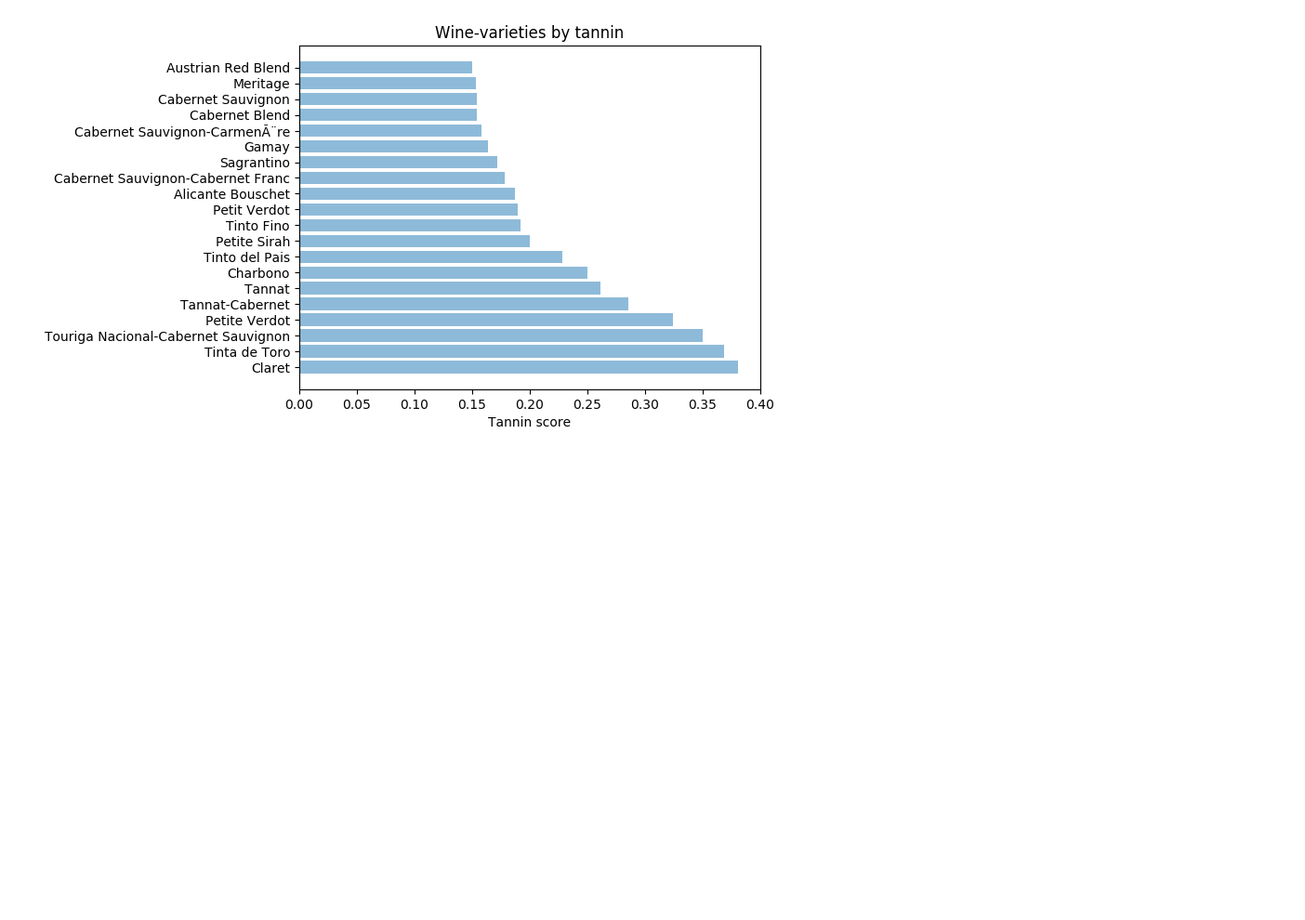
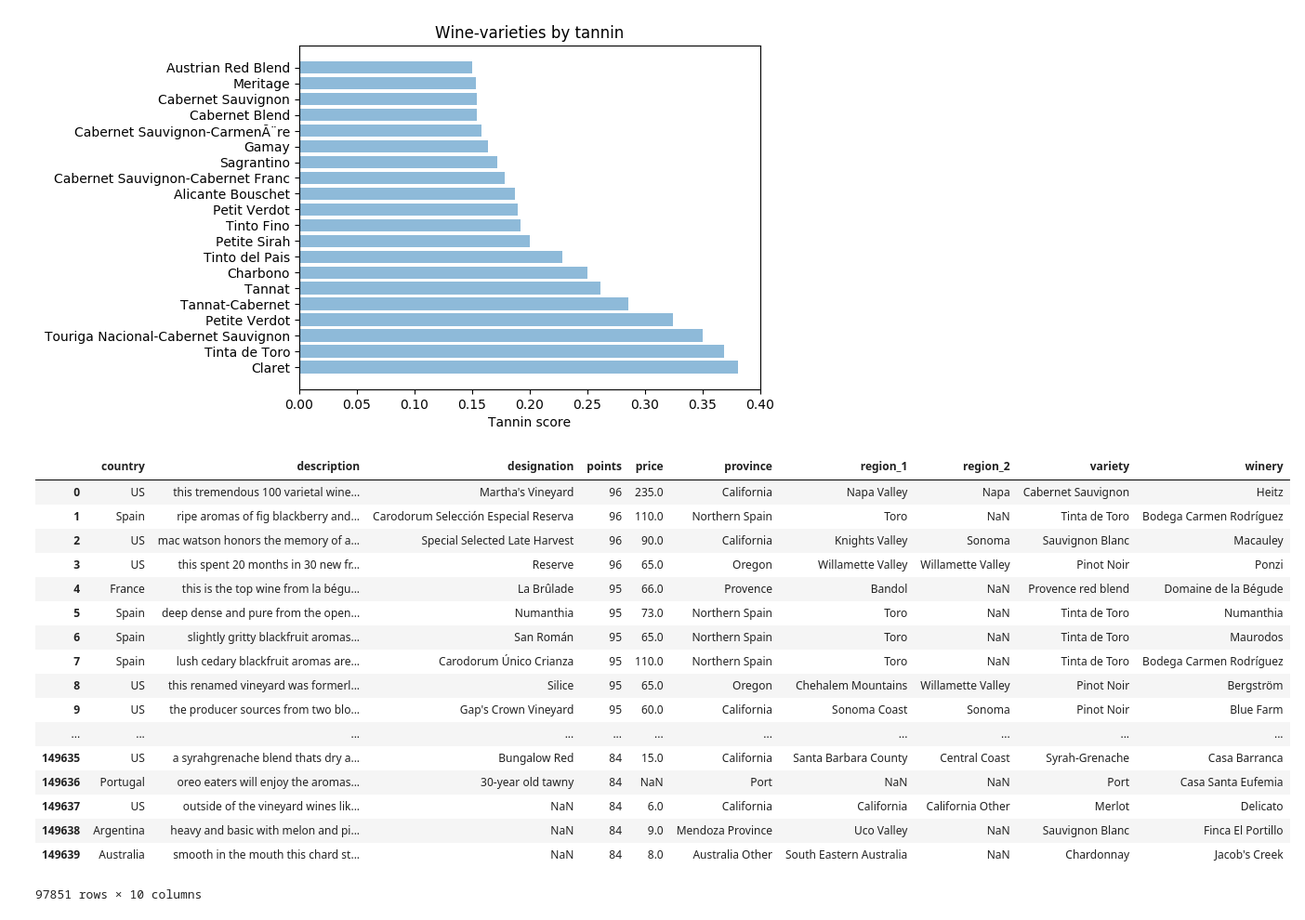
Before and after one commit to pavlafuxova/TFM, a Jupyter notebook: ranking_varieties.ipynb, the cells around one changed output. Shown: that part at 93% size. Drawn from its saved outputs; the diff is of its cells as text; code cells hidden in the pictures; blank space fills up the shorter version.

```diff
--- a/ranking_varieties.ipynb
+++ b/ranking_varieties.ipynb
@@ -268,3 +268,24 @@ plt.title('Wine-varieties by tannin')
 plt.show()
 # %% [output]
 [figure]
+# %%
+wine
+# %% [output]
+|  | country | description | designation | points | price | province | region_1 | region_2 | variety | winery |
+| 0 | US | this tremendous 100 varietal wine... | Martha's Vineyard | 96 | 235.0 | California | Napa Valley | Napa | Cabernet Sauvignon | Heitz |
+| 1 | Spain | ripe aromas of fig blackberry and... | Carodorum Selección Especial Reserva | 96 | 110.0 | Northern Spain | Toro | NaN | Tinta de Toro | Bodega Carmen Rodríguez |
+| 2 | US | mac watson honors the memory of a... | Special Selected Late Harvest | 96 | 90.0 | California | Knights Valley | Sonoma | Sauvignon Blanc | Macauley |
+| 3 | US | this spent 20 months in 30 new fr... | Reserve | 96 | 65.0 | Oregon | Willamette Valley | Willamette Valley | Pinot Noir | Ponzi |
+| 4 | France | this is the top wine from la bégu... | La Brûlade | 95 | 66.0 | Provence | Bandol | NaN | Provence red blend | Domaine de la Bégude |
+| 5 | Spain | deep dense and pure from the open... | Numanthia | 95 | 73.0 | Northern Spain | Toro | NaN | Tinta de Toro | Numanthia |
+| 6 | Spain | slightly gritty blackfruit aromas... | San Román | 95 | 65.0 | Northern Spain | Toro | NaN | Tinta de Toro | Maurodos |
+| 7 | Spain | lush cedary blackfruit aromas are... | Carodorum Único Crianza | 95 | 110.0 | Northern Spain | Toro | NaN | Tinta de Toro | Bodega Carmen Rodríguez |
+| 8 | US | this renamed vineyard was formerl... | Silice | 95 | 65.0 | Oregon | Chehalem Mountains | Willamette Valley | Pinot Noir | Bergström |
+| 9 | US | the producer sources from two blo... | Gap's Crown Vineyard | 95 | 60.0 | California | Sonoma Coast | Sonoma | Pinot Noir | Blue Farm |
+| ... | ... | ... | ... | ... | ... | ... | ... | ... | ... | ... |
+| 149635 | US | a syrahgrenache blend thats dry a... | Bungalow Red | 84 | 15.0 | California | Santa Barbara County | Central Coast | Syrah-Grenache | Casa Barranca |
+| 149636 | Portugal | oreo eaters will enjoy the aromas... | 30-year old tawny | 84 | NaN | Port | NaN | NaN | Port | Casa Santa Eufemia |
+| 149637 | US | outside of the vineyard wines lik... | NaN | 84 | 6.0 | California | California | California Other | Merlot | Delicato |
+| 149638 | Argentina | heavy and basic with melon and pi... | NaN | 84 | 9.0 | Mendoza Province | Uco Valley | NaN | Sauvignon Blanc | Finca El Portillo |
+| 149639 | Australia | smooth in the mouth this chard st... | NaN | 84 | 8.0 | Australia Other | South Eastern Australia | NaN | Chardonnay | Jacob's Creek |
+97851 rows × 10 columns
```
Also changed, not shown: parts of 4 cells of this notebook.
